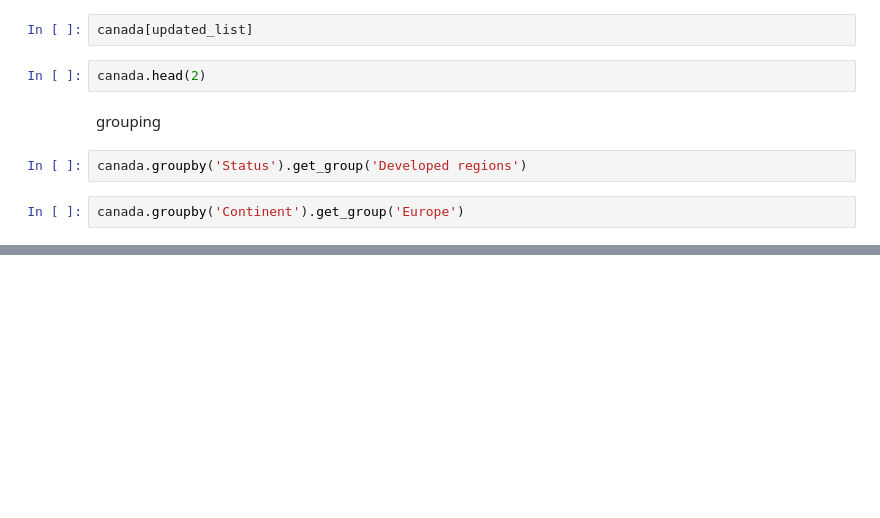
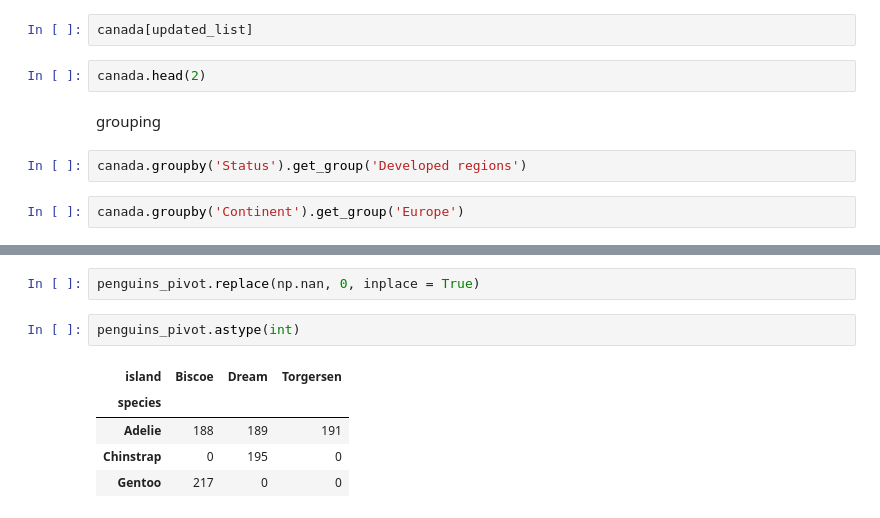
Before and after one commit to anmol2605/python-ds, a Jupyter notebook: analysis/analysis1.ipynb, the cells around one changed output, grey strips where cells are left out. Drawn from its saved outputs; the diff is of its cells as text; blank space fills up the shorter version.

```diff
--- a/analysis/analysis1.ipynb
+++ b/analysis/analysis1.ipynb
@@ -168,0 +204,10 @@ array([[<Axes: ylabel='2000'>],
+# %%
+penguins_pivot.replace(np.nan, 0, inplace = True)
+# %%
+penguins_pivot.astype(int)
+# %% [output]
+| island | Biscoe | Dream | Torgersen |
+| species |  |  |  |
+| Adelie | 188 | 189 | 191 |
+| Chinstrap | 0 | 195 | 0 |
+| Gentoo | 217 | 0 | 0 |
```
Also changed, not shown: parts of 11 cells of this notebook.
